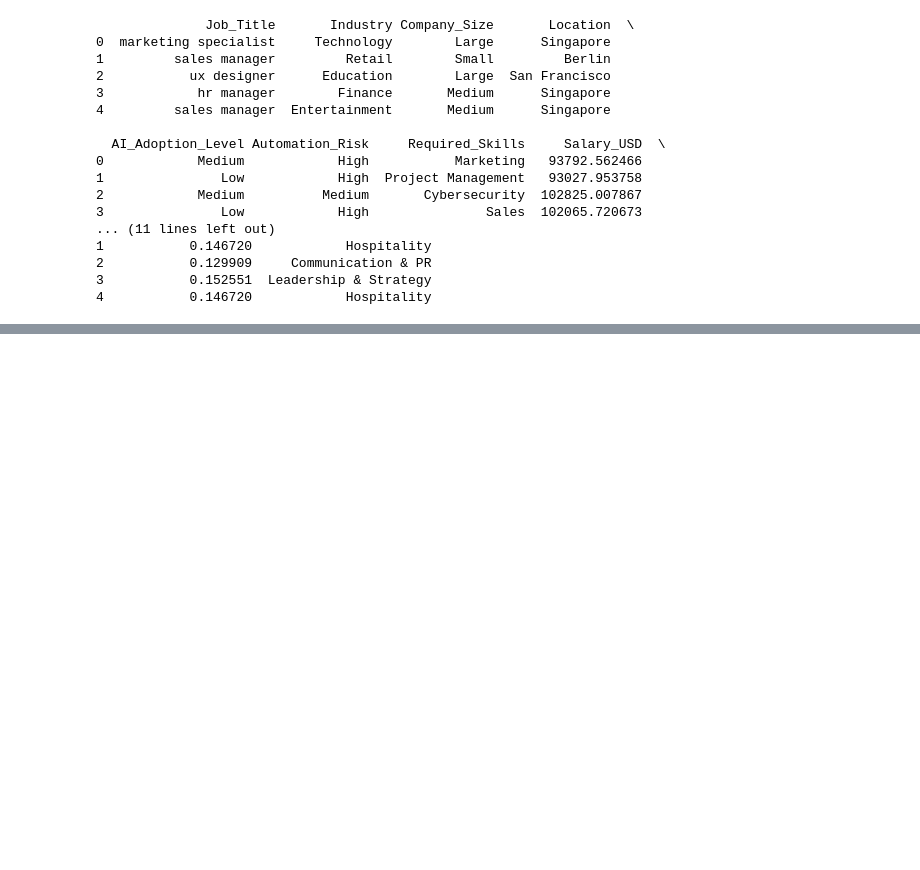
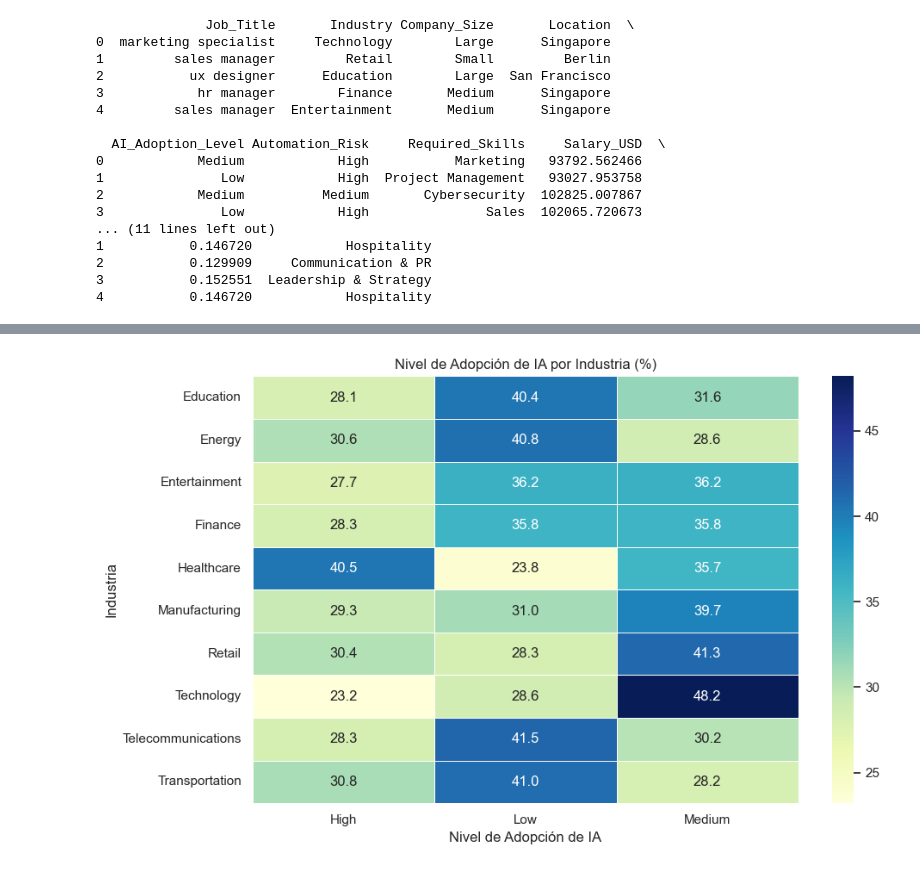
Before and after one commit to httpluris7/AI-Impact-on-works-today, a Jupyter notebook: AI_work.ipynb, the cells around one changed output, grey strips where cells are left out. Saved outputs shown, nothing was run; the diff lists cells and outputs as text; code cells hidden in the pictures; blank space fills up the shorter version.

```diff
--- a/AI_work.ipynb
+++ b/AI_work.ipynb
@@ -35,0 +99,18 @@ Limpieza de los 3 datasets
+# %%
+import matplotlib.pyplot as plt
+import seaborn as sns
+
+# Crear tabla de frecuencia cruzada entre Industry y AI_Adoption_Level
+industry_adoption = pd.crosstab(AI_job1["Industry"], AI_job1["AI Adoption Level"], normalize='index') * 100
+industry_adoption = industry_adoption.round(1)
+
+# Crear gráfico de calor
+plt.figure(figsize=(10, 6))
+sns.heatmap(industry_adoption, annot=True, cmap="YlGnBu", fmt=".1f", linewidths=0.5)
+plt.title("Nivel de Adopción de IA por Industria (%)")
+plt.xlabel("Nivel de Adopción de IA")
+plt.ylabel("Industria")
+plt.tight_layout()
+plt.show()
+# %% [output]
+[figure, added]
```
Also changed, not shown: parts of 32 cells of this notebook.
